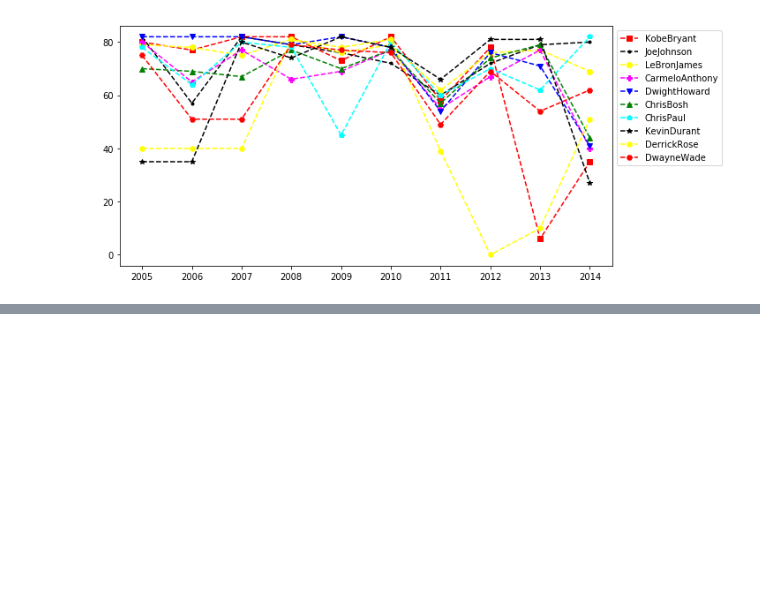
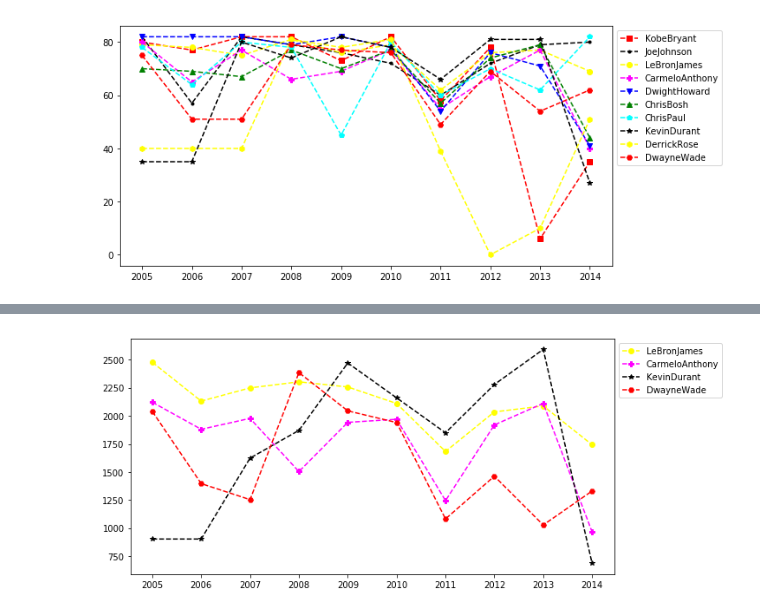
Before and after one commit to tedyeung/Python-, a Jupyter notebook: projects/basketball_trends/Basketball_Data_Analyzing.ipynb, the cells around one changed output, grey strips where cells are left out. Saved outputs shown, nothing was run; the diff lists cells and outputs as text; code cells hidden in the pictures; blank space fills up the shorter version.

```diff
--- a/projects/basketball_trends/Basketball_Data_Analyzing.ipynb
+++ b/projects/basketball_trends/Basketball_Data_Analyzing.ipynb
@@ -352,0 +367,4 @@ myplot(["KobeBryant","JoeJohnson","LeBronJames","CarmeloAnthony","DwightHoward",
+# %%
+myplot(Points, ["LeBronJames","CarmeloAnthony","KevinDurant","DwayneWade"])
+# %% [output]
+[figure, added]
```
Also changed, not shown: parts of 7 cells of this notebook.
